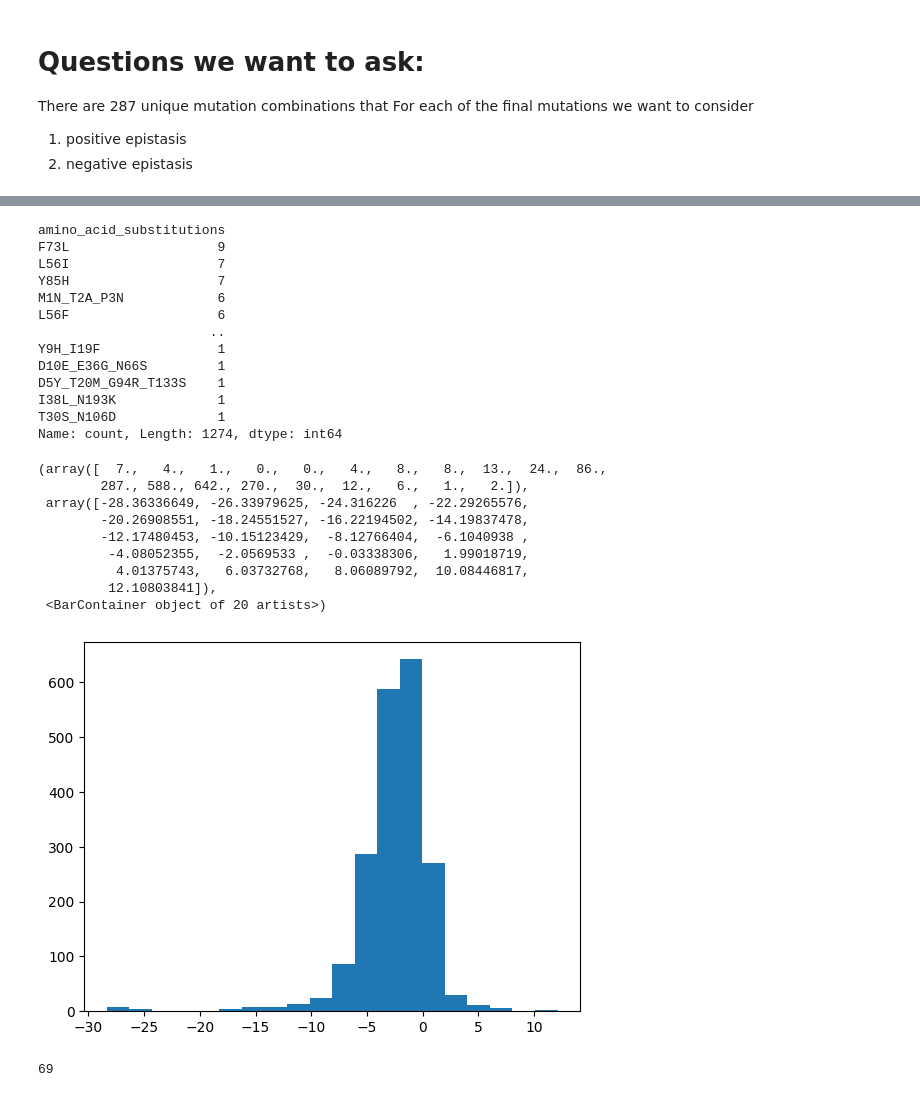
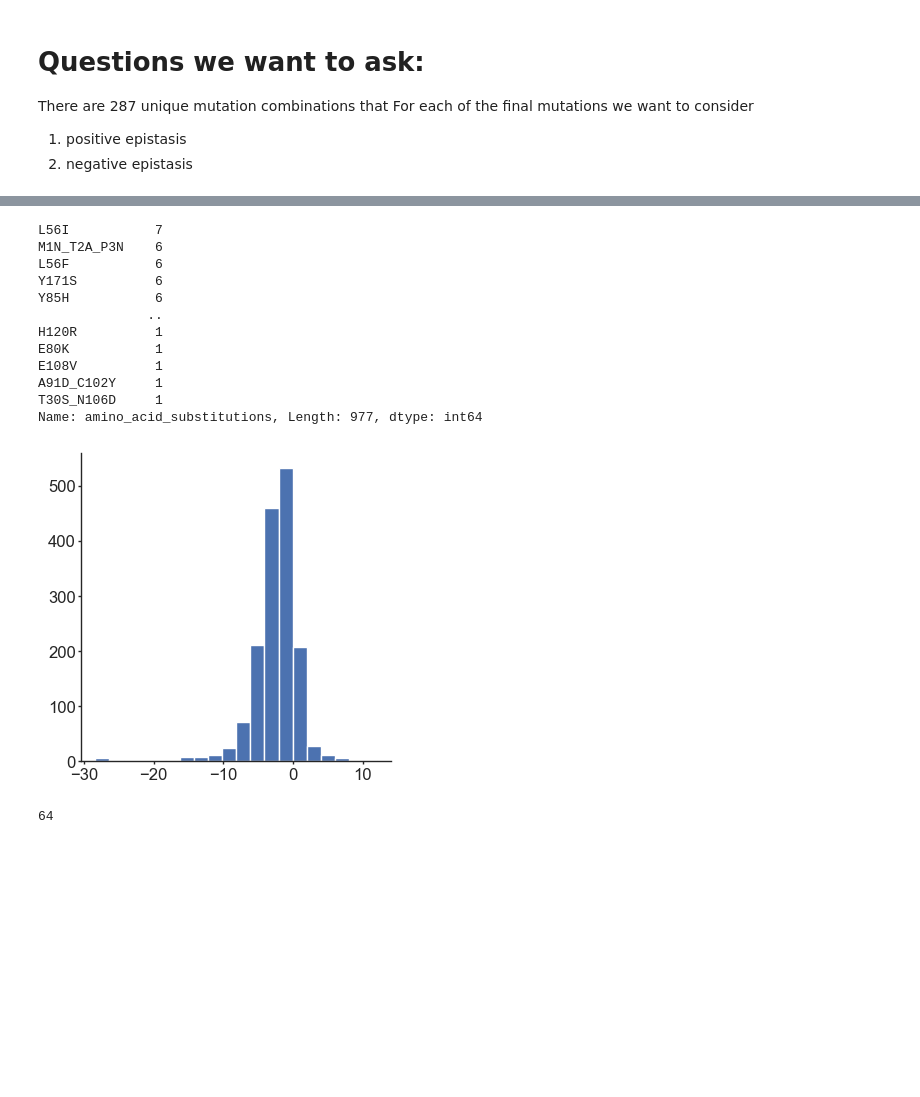
Before and after one commit to ArianeMora/beta_aminoacids, a Jupyter notebook: Analysis_New-Lineage-Norm.ipynb, the cells around one changed output, grey strips where cells are left out. Drawn from its saved outputs; the diff is of its cells as text; code cells hidden in the pictures; blank space fills up the shorter version.

```diff
--- a/Analysis_New-Lineage-Norm.ipynb
+++ b/Analysis_New-Lineage-Norm.ipynb
@@ -333,7 +338,7 @@ from scipy.stats import mannwhitneyu
 all_dfs = {}
 all_stats_dfs = pd.DataFrame()
 all_df = pd.DataFrame()
-for base_dir in ['LCMS/NOPiv-linage', 'LCMS/H2NOH-linage']:
+for base_dir in ['LCMS/NOPiv-linage_Done', 'LCMS/H2NOH-linage_Done']:
     files = [f for f in os.listdir(base_dir) if '.csv' in f]
 
     for f in files:
@@ -369,7 +374,7 @@ for base_dir in ['LCMS/NOPiv-linage', 'LCMS/H2NOH-linage']:
                 # Join the two
                 df.set_index('barcode_well', inplace=True)
                 all_function_df.set_index('barcode_well', inplace=True)
-                df = df.join(all_function_df, how='left')
+                df = df.join(all_function_df, how='inner')
                 df.reset_index(inplace=True, drop=True)
                 print(len(df))
                 # Now go through the df and normalize to the parent
@@ -844,4 +723,5 @@ ax = sns.stripplot(used_df, x='campaign_name', y='Area plate standard norm', hue
 plt.xticks(rotation=45, ha='right')
 plt.legend(loc='center left', bbox_to_anchor=(1, 0.5))
 plt.axhline(y=0)
+ax = format_fig(ax)
 # %% [output]
@@ -909,37 +792,58 @@ all_stats_dfs
 all_stats_dfs = all_stats_dfs[~all_stats_dfs['amino_acid_substitutions'].isin(['#N.A.#', '-', '#LOW#', 'LEN'])]
 all_stats_dfs['amino_acid_substitutions'].value_counts()
 # %% [output]
-amino_acid_substitutions
-F73L                   9
-L56I                   7
-Y85H                   7
-M1N_T2A_P3N            6
-L56F                   6
-                      ..
-Y9H_I19F               1
-D10E_E36G_N66S         1
-D5Y_T20M_G94R_T133S    1
-I38L_N193K             1
-T30S_N106D             1
-Name: count, Length: 1274, dtype: int64
+L56I           7
+M1N_T2A_P3N    6
+L56F           6
+Y171S          6
+Y85H           6
+              ..
+H120R          1
+E80K           1
+E108V          1
+A91D_C102Y     1
+T30S_N106D     1
+Name: amino_acid_substitutions, Length: 977, dtype: int64
 # %%
-plt.hist(all_stats_dfs['amount greater than parent mean'].values, bins=20)
+dpi=300
+style='ticks'
+palette='pastel'
+opacity=0.8
+default_colour="teal"
+figsize=(4, 4)
+title_font_size=12
+label_font_size=8
+title_font_weight="bold"
+text_font_weight="bold"
+font_family = 'sans-serif'
+font = 'Arial'
+sns.set(rc={'figure.figsize': figsize, 'font.family': font_family,
+            'font.sans-serif': font, 'font.size': label_font_size},
+        style=style)
+plt.rcParams['font.family'] = font_family
+plt.rcParams['font.sans-serif'] = font
+sns.color_palette("viridis", as_cmap=True)
+
+def format_fig(ax):
+    ax.tick_params(direction='out', length=2, width=1.0)
+    ax.spines['bottom'].set_linewidth(1.0)
+    ax.spines['top'].set_linewidth(0)
+    ax.spines['left'].set_linewidth(1.0)
+    ax.spines['right'].set_linewidth(0)
+    ax.tick_params(labelsize=12)
+    ax.tick_params(axis='x', which='major', pad=2.0)
+    ax.tick_params(axis='y', which='major', pad=2.0)
+
+fig, ax = plt.subplots()
+ax.hist(all_stats_dfs['amount greater than parent mean'].values, bins=20)
+ax = format_fig(ax)
 # %% [output]
-(array([  7.,   4.,   1.,   0.,   0.,   4.,   8.,   8.,  13.,  24.,  86.,
-        287., 588., 642., 270.,  30.,  12.,   6.,   1.,   2.]),
- array([-28.36336649, -26.33979625, -24.316226  , -22.29265576,
-        -20.26908551, -18.24551527, -16.22194502, -14.19837478,
-        -12.17480453, -10.15123429,  -8.12766404,  -6.1040938 ,
-         -4.08052355,  -2.0569533 ,  -0.03338306,   1.99018719,
-          4.01375743,   6.03732768,   8.06089792,  10.08446817,
-         12.10803841]),
- <BarContainer object of 20 artists>)
-[figure, old version]
+[figure, new version]
 # %%
 # Certain amino acid subsitutions
 len(all_stats_dfs[all_stats_dfs['amount greater than parent mean'] > 1.5])
 # %% [output]
-69
+64
 # %%
 all_stats_dfs[all_stats_dfs['amount greater than parent mean'] > 1.5]['campaign'].value_counts()
 # %% [output]
```
Also changed, not shown: parts of 24 cells of this notebook, 1 other file.
